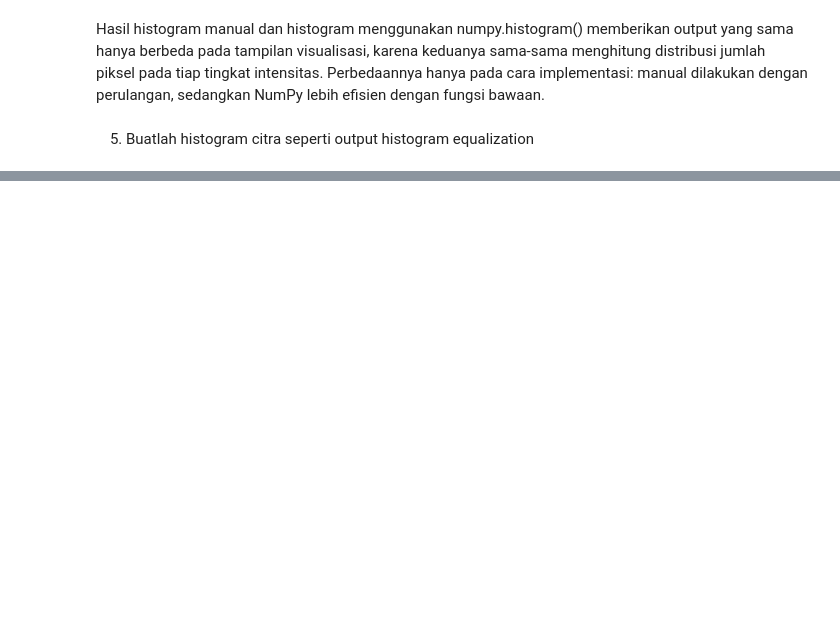
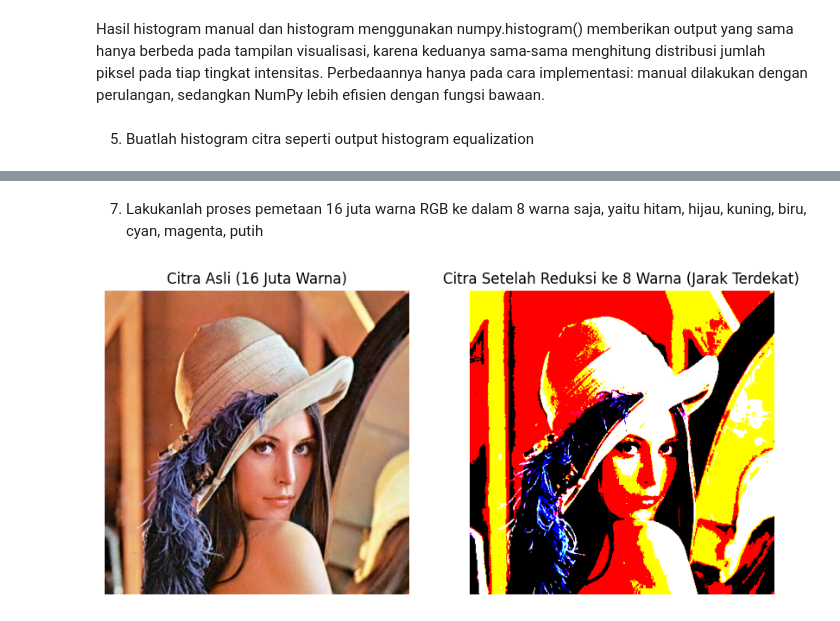
Before and after one commit to Vemas144/PCVK_Ganjil_2025, a Jupyter notebook: Week6.ipynb, the cells around one changed output, grey strips where cells are left out. Saved outputs shown, nothing was run; the diff lists cells and outputs as text; code cells hidden in the pictures; blank space fills up the shorter version.

```diff
--- a/Week6.ipynb
+++ b/Week6.ipynb
@@ -129,0 +245,53 @@ for y in range(img.shape[0]):
+# %% [markdown]
+7. Lakukanlah proses pemetaan 16 juta warna RGB ke dalam 8 warna saja, yaitu hitam,
+hijau, kuning, biru, cyan, magenta, putih
+# %%
+# Baca gambar berwarna
+img = cv.imread('/content/drive/MyDrive/images/Lena_lc.jpg')
+img = cv.cvtColor(img, cv.COLOR_BGR2RGB)
+
+
+# 8 warna dasar (RGB)
+palette = np.array([
+    [0, 0, 0],        # Hitam
+    [0, 255, 0],      # Hijau
+    [255, 255, 0],    # Kuning
+    [0, 0, 255],      # Biru
+    [0, 255, 255],    # Cyan
+    [255, 0, 255],    # Magenta
+    [255, 0, 0],      # Merah
+    [255, 255, 255]   # Putih
+], dtype=np.uint8)
+
+def quantize_8color_by_distance(image, palette):
+    # Ubah gambar jadi daftar pixel (N x 3)
+    pixels = image.reshape((-1, 3)).astype(np.float32)
+
+    # Hitung jarak Euclidean ke setiap warna dasar (8 warna)
+    distances = np.linalg.norm(pixels[:, np.newaxis] - palette[np.newaxis, :], axis=2)
+
+    # Cari indeks warna terdekat
+    nearest = np.argmin(distances, axis=1)
+
+    # Ganti pixel dengan warna terdekat
+    new_pixels = palette[nearest]
+
+    # Kembalikan ke bentuk semula
+    return new_pixels.reshape(image.shape).astype(np.uint8)
+
+# Proses reduksi warna
+reduced_img = quantize_8color_by_distance(img, palette)
+
+plt.figure(figsize=(10,5))
+plt.subplot(1,2,1)
+plt.imshow(img)
+plt.title("Citra Asli (16 Juta Warna)")
+plt.axis("off")
+
+plt.subplot(1,2,2)
+plt.imshow(reduced_img)
+plt.title("Citra Setelah Reduksi ke 8 Warna (Jarak Terdekat)")
+plt.axis("off")
+plt.show()
+# %% [output]
+[figure, added]
```
Also changed, not shown: parts of 10 cells of this notebook.
